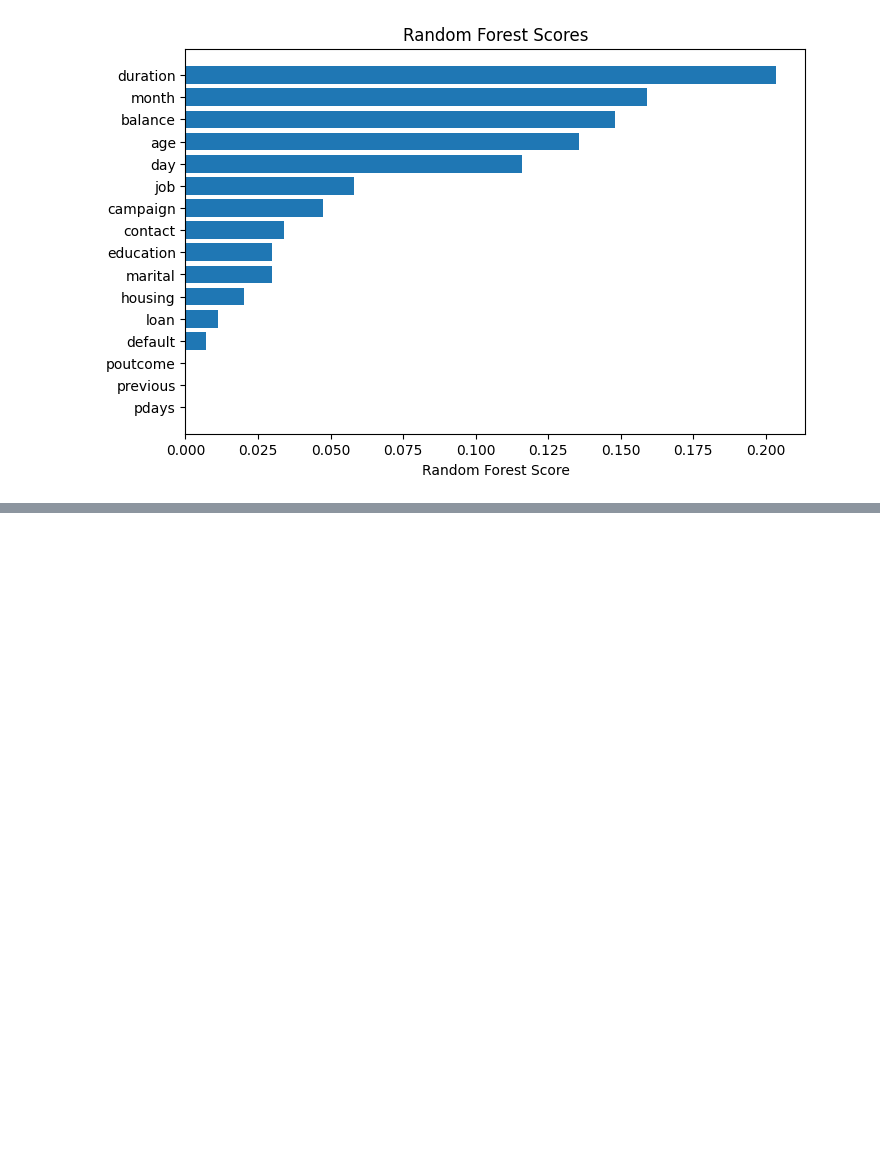
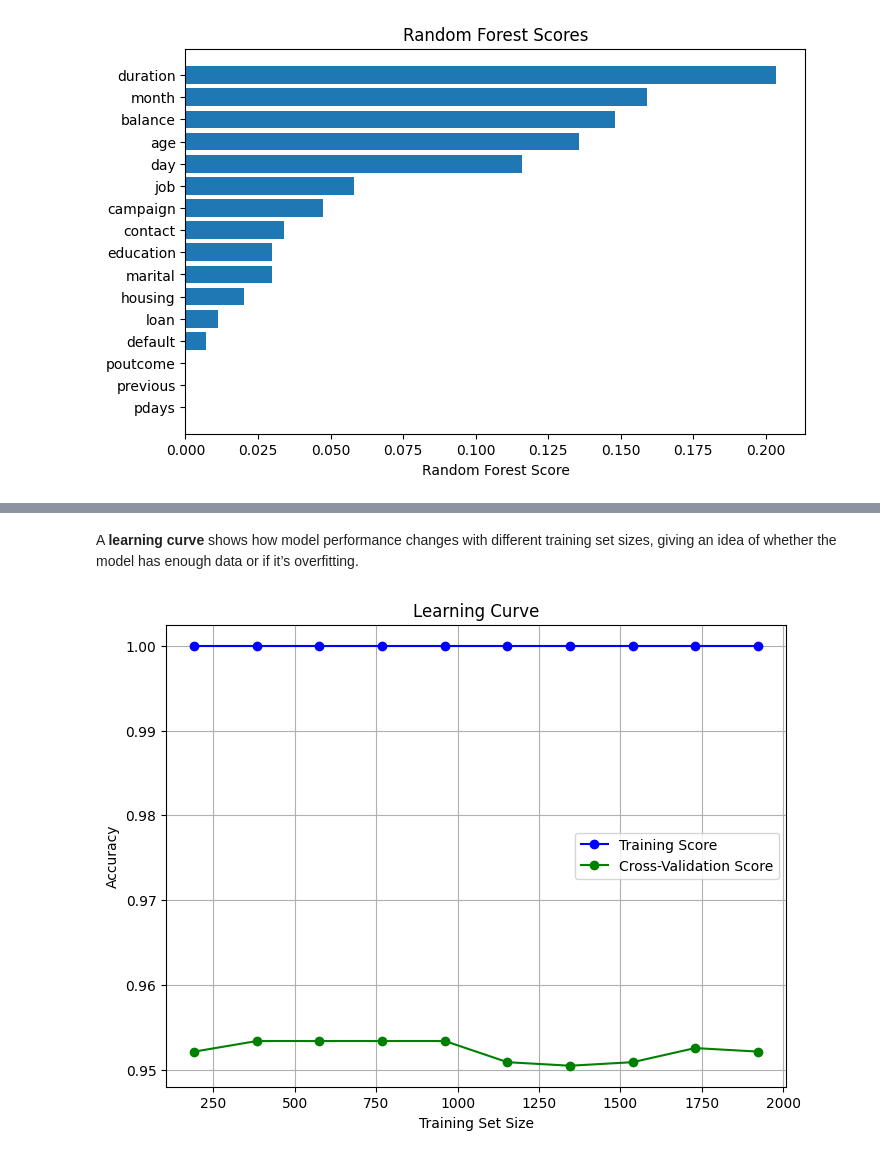
Before and after one commit to adeineko/bank-term-deposit-prediction, a Jupyter notebook: featureEngineering/importance-analysis/random-forest-analysis.ipynb, the cells around one changed output, grey strips where cells are left out. Drawn from its saved outputs; the diff is of its cells as text; code cells hidden in the pictures; blank space fills up the shorter version.

```diff
--- a/featureEngineering/importance-analysis/random-forest-analysis.ipynb
+++ b/featureEngineering/importance-analysis/random-forest-analysis.ipynb
@@ -59,0 +156,23 @@ plt.show()
+# %% [markdown]
+A **learning curve** shows how model performance changes with different training set sizes, giving an idea of whether the model has enough data or if it’s overfitting.
+# %%
+from sklearn.model_selection import learning_curve
+
+train_sizes, train_scores, test_scores = learning_curve(RandomForestClassifier(random_state=42), X, y,
+                                                        cv=5, n_jobs=-1, train_sizes=np.linspace(0.1, 1.0, 10))
+
+train_mean = np.mean(train_scores, axis=1)
+test_mean = np.mean(test_scores, axis=1)
+
+# Plot the learning curve
+plt.figure(figsize=(8, 6))
+plt.plot(train_sizes, train_mean, 'o-', color='blue', label='Training Score')
+plt.plot(train_sizes, test_mean, 'o-', color='green', label='Cross-Validation Score')
+plt.title('Learning Curve')
+plt.xlabel('Training Set Size')
+plt.ylabel('Accuracy')
+plt.legend(loc='best')
+plt.grid()
+plt.show()
+# %% [output]
+[figure, added]
```
Also changed, not shown: parts of 7 cells of this notebook.
